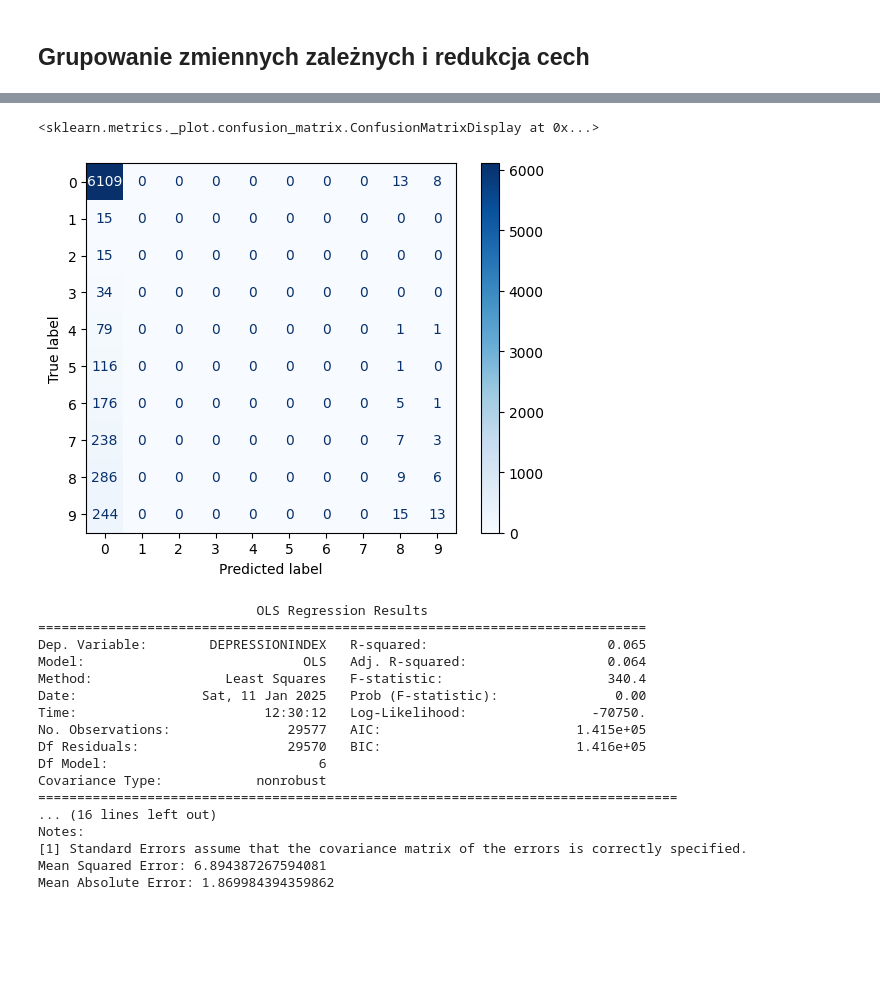
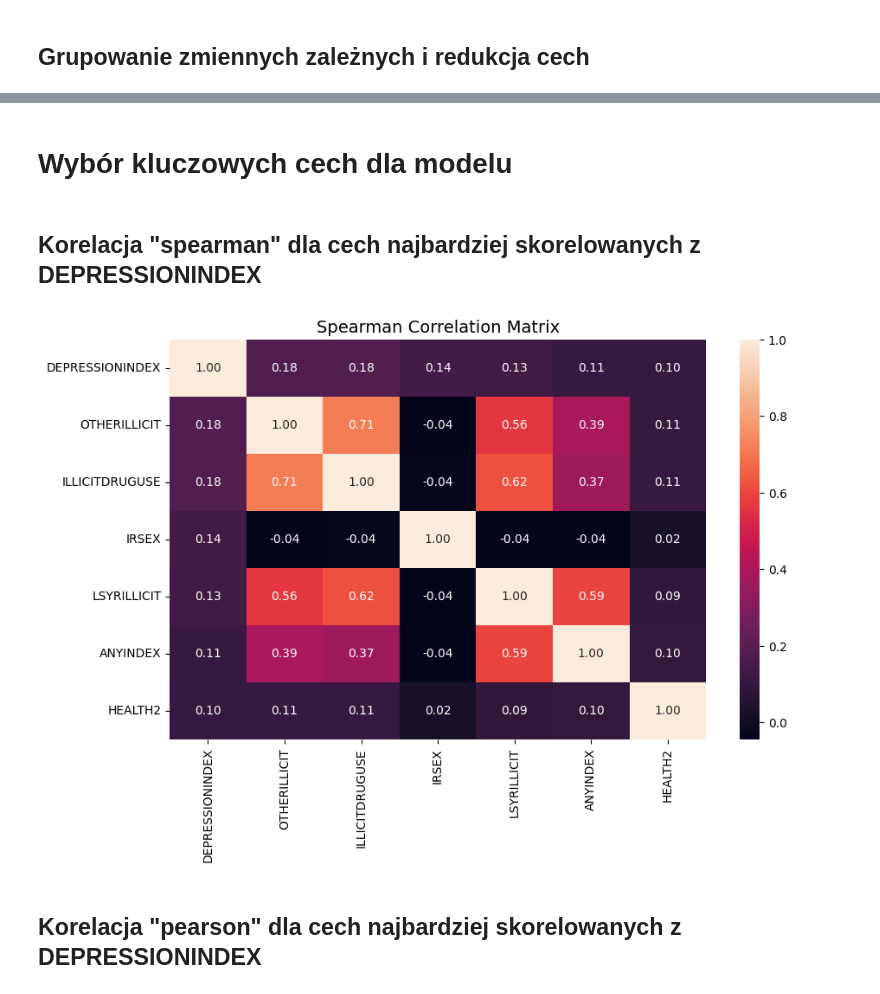
Before and after one commit to Nosal101/Eksploracyjna-Analiza-Danych, a Jupyter notebook: projekt2.ipynb, the cells around one changed output, grey strips where cells are left out. Saved outputs shown, nothing was run; the diff lists cells and outputs as text; code cells hidden in the pictures; blank space fills up the shorter version.

```diff
--- a/projekt2.ipynb
+++ b/projekt2.ipynb
@@ -711,44 +520,22 @@ Mean Absolute Error: 1.147261663286004
-# %%
-cm = confusion_matrix(y_test, y_pred, labels=model.classes_)
-
-disp = ConfusionMatrixDisplay(confusion_matrix=cm, display_labels=model.classes_)
-disp.plot(cmap='Blues')
-# %% [output]
-<sklearn.metrics._plot.confusion_matrix.ConfusionMatrixDisplay at 0x...>
-[figure, removed]
-# %%
-X_train_sm = sm.add_constant(X_train)
-X_test_sm = sm.add_constant(X_test)
-
-# Trenowanie modelu OLS
-ols_model = sm.OLS(y_train, X_train_sm).fit()
-
-# Podsumowanie modelu
-print(ols_model.summary())
-
-# Predykcja na zbiorze testowym
-y_pred = ols_model.predict(X_test_sm)
-
-# Ewaluacja modelu
-mse = mean_squared_error(y_test, y_pred)
-mae = mean_absolute_error(y_test, y_pred)
-print(f"Mean Squared Error: {mse}")
-print(f"Mean Absolute Error: {mae}")
-# %% [output]
-                            OLS Regression Results
-==============================================================================
-Dep. Variable:        DEPRESSIONINDEX   R-squared:                       0.065
-Model:                            OLS   Adj. R-squared:                  0.064
-Method:                 Least Squares   F-statistic:                     340.4
-Date:                Sat, 11 Jan 2025   Prob (F-statistic):               0.00
-Time:                        12:30:12   Log-Likelihood:                -70750.
-No. Observations:               29577   AIC:                         1.415e+05
-Df Residuals:                   29570   BIC:                         1.416e+05
-Df Model:                           6
-Covariance Type:            nonrobust
-==================================================================================
-... (16 lines left out)
-Notes:
-[1] Standard Errors assume that the covariance matrix of the errors is correctly specified.
-Mean Squared Error: 6.894387267594081
-Mean Absolute Error: 1.869984394359862
+# %% [markdown]
+# Wybór kluczowych cech dla modelu
+# %%
+new_correlation_matrix = df_filtered.drop(columns=features_to_drop)
+
+interesting_columns = []
+# %% [markdown]
+## Korelacja "spearman" dla cech najbardziej skorelowanych z DEPRESSIONINDEX
+# %%
+list_to_check = new_correlation_matrix.corr(method='spearman')['DEPRESSIONINDEX'].abs().sort_values(ascending=False)
+list_to_check_new = list_to_check[:7].index.tolist()
+interesting_columns.append(list_to_check_new)
+corr_data = new_correlation_matrix[list_to_check_new]
+corr_data.corr(method='spearman')
+plt.figure(figsize=(10, 6))
+sns.heatmap(corr_data.corr(method='spearman'), fmt=".2f", annot=True)
+plt.title("Spearman Correlation Matrix",fontsize=14)
+plt.show()
+# %% [output]
+[figure, added]
+# %% [markdown]
+## Korelacja "pearson" dla cech najbardziej skorelowanych z DEPRESSIONINDEX
```
Also changed, not shown: parts of 96 cells of this notebook.
